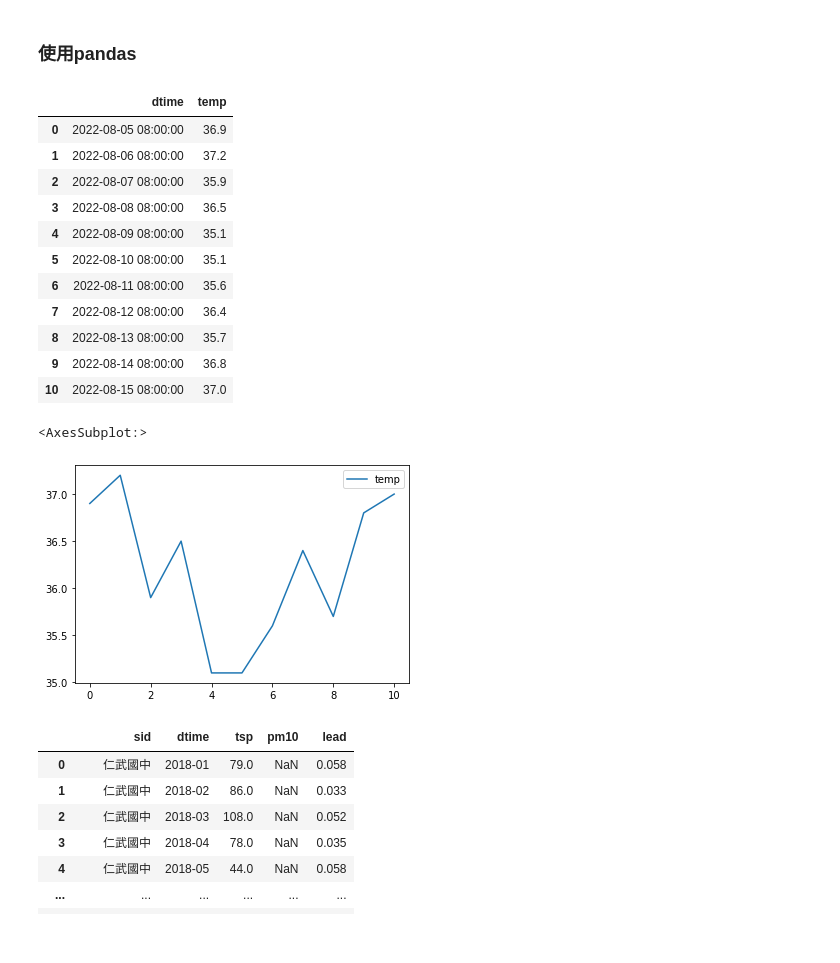
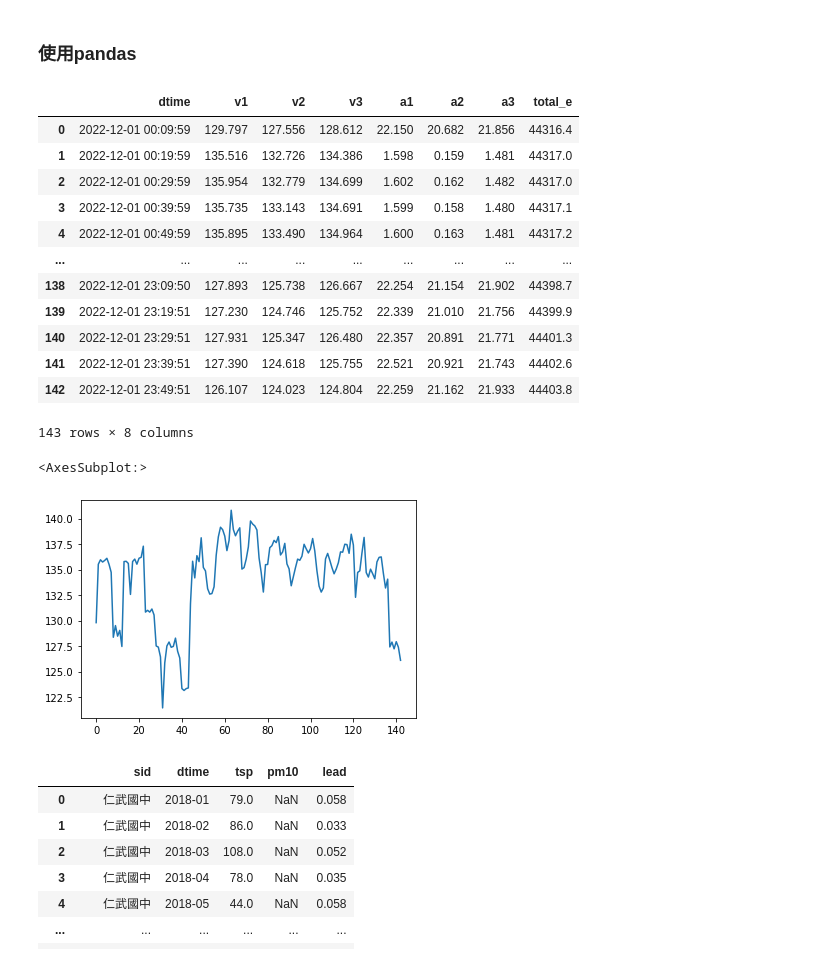
Before and after one commit to maloyang/KH20221202_IoT_Data_Science, a Jupyter notebook: W03/demo03_5_pandas_3.ipynb, the cells around one changed output. Cells and saved outputs as stored; diff of their text form; code cells hidden in the pictures.

```diff
--- a/W03/demo03_5_pandas_3.ipynb
+++ b/W03/demo03_5_pandas_3.ipynb
@@ -190,3 +187,6 @@ table_name = 'malo_test0903_03'
+# %%
+mysql_db_url = 'mysql+pymysql://root:ixnqjmysql@209.97.161.199:43306/KH20221202_IoT_Data_Science'
+table_name = 'malo_khpower_1217'
 # %%
 from sqlalchemy import create_engine
 
@@ -197,23 +197,24 @@ df = pd.read_sql_query(sql_cmd_str, my_db)
 # %%
 df
 # %% [output]
-|  | dtime | temp |
-| 0 | 2022-08-05 08:00:00 | 36.9 |
-| 1 | 2022-08-06 08:00:00 | 37.2 |
-| 2 | 2022-08-07 08:00:00 | 35.9 |
-| 3 | 2022-08-08 08:00:00 | 36.5 |
-| 4 | 2022-08-09 08:00:00 | 35.1 |
-| 5 | 2022-08-10 08:00:00 | 35.1 |
-| 6 | 2022-08-11 08:00:00 | 35.6 |
-| 7 | 2022-08-12 08:00:00 | 36.4 |
-| 8 | 2022-08-13 08:00:00 | 35.7 |
-| 9 | 2022-08-14 08:00:00 | 36.8 |
-| 10 | 2022-08-15 08:00:00 | 37.0 |
+|  | dtime | v1 | v2 | v3 | a1 | a2 | a3 | total_e |
+| 0 | 2022-12-01 00:09:59 | 129.797 | 127.556 | 128.612 | 22.150 | 20.682 | 21.856 | 44316.4 |
+| 1 | 2022-12-01 00:19:59 | 135.516 | 132.726 | 134.386 | 1.598 | 0.159 | 1.481 | 44317.0 |
+| 2 | 2022-12-01 00:29:59 | 135.954 | 132.779 | 134.699 | 1.602 | 0.162 | 1.482 | 44317.0 |
+| 3 | 2022-12-01 00:39:59 | 135.735 | 133.143 | 134.691 | 1.599 | 0.158 | 1.480 | 44317.1 |
+| 4 | 2022-12-01 00:49:59 | 135.895 | 133.490 | 134.964 | 1.600 | 0.163 | 1.481 | 44317.2 |
+| ... | ... | ... | ... | ... | ... | ... | ... | ... |
+| 138 | 2022-12-01 23:09:50 | 127.893 | 125.738 | 126.667 | 22.254 | 21.154 | 21.902 | 44398.7 |
+| 139 | 2022-12-01 23:19:51 | 127.230 | 124.746 | 125.752 | 22.339 | 21.010 | 21.756 | 44399.9 |
+| 140 | 2022-12-01 23:29:51 | 127.931 | 125.347 | 126.480 | 22.357 | 20.891 | 21.771 | 44401.3 |
+| 141 | 2022-12-01 23:39:51 | 127.390 | 124.618 | 125.755 | 22.521 | 20.921 | 21.743 | 44402.6 |
+| 142 | 2022-12-01 23:49:51 | 126.107 | 124.023 | 124.804 | 22.259 | 21.162 | 21.933 | 44403.8 |
+143 rows × 8 columns
 # %%
-df.plot()
+df['v1'].plot()
 # %% [output]
 <AxesSubplot:>
-[figure, old version]
+[figure, new version]
 # %%
 my_db = create_engine(mysql_db_url)
 
```
Also changed, not shown: parts of 3 cells of this notebook, 3 other files.
